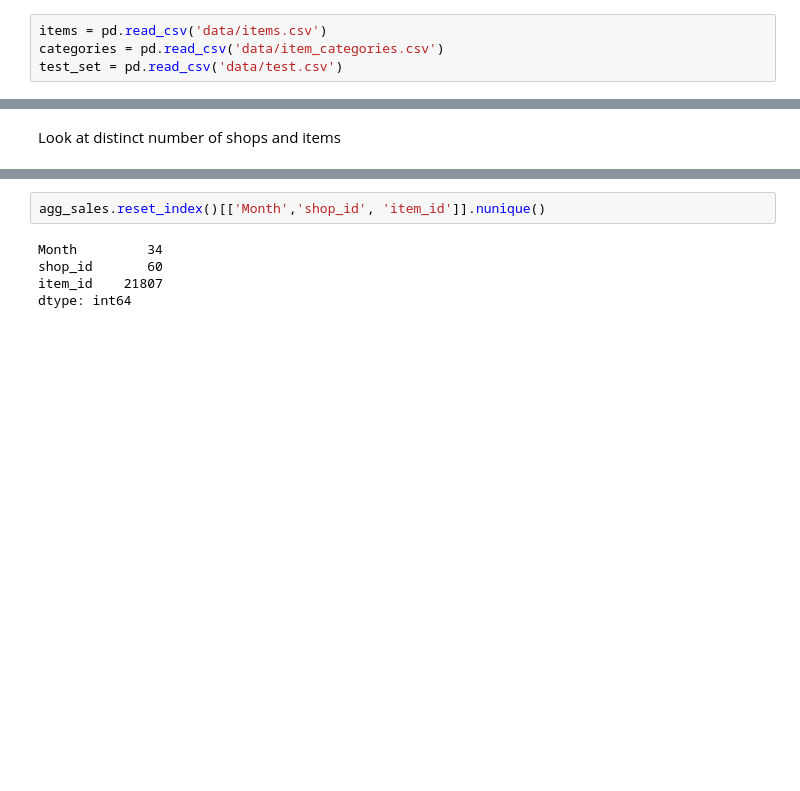
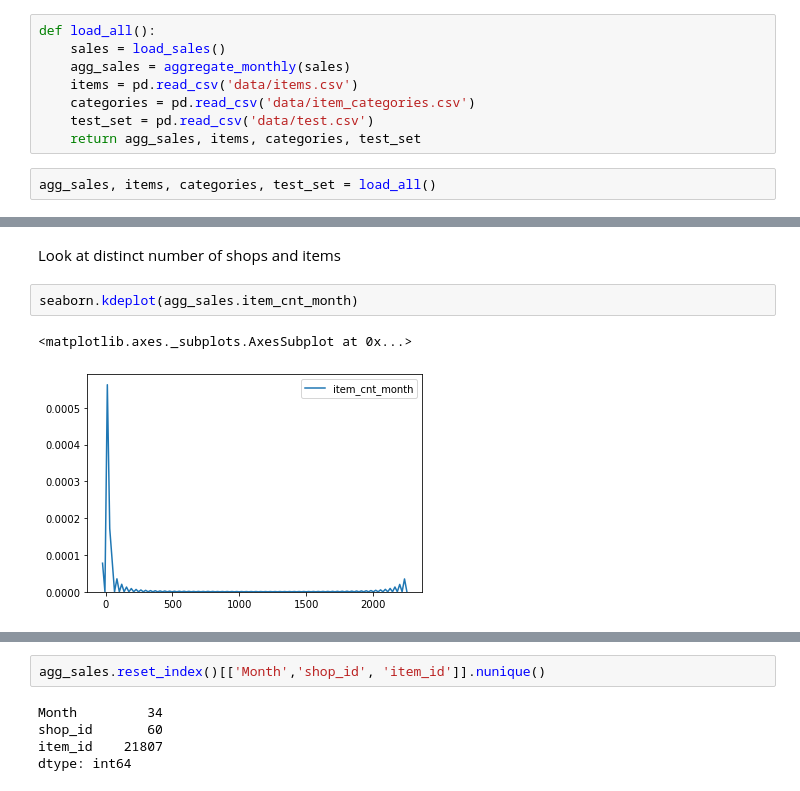
Before and after one commit to lsuazo/HowToWinKaggle, a Jupyter notebook: FinalProject/SuazoFinalProject.ipynb, the cells around one changed output, grey strips where cells are left out. Drawn from its saved outputs; the diff is of its cells as text; blank space fills up the shorter version.

```diff
--- a/FinalProject/SuazoFinalProject.ipynb
+++ b/FinalProject/SuazoFinalProject.ipynb
@@ -33,6 +31,12 @@ agg_sales = aggregate_monthly(sales)
 # %%
-items = pd.read_csv('data/items.csv')
-categories = pd.read_csv('data/item_categories.csv')
-test_set = pd.read_csv('data/test.csv')
+def load_all():
+    sales = load_sales()
+    agg_sales = aggregate_monthly(sales)
+    items = pd.read_csv('data/items.csv')
+    categories = pd.read_csv('data/item_categories.csv')
+    test_set = pd.read_csv('data/test.csv')
+    return agg_sales, items, categories, test_set
+# %%
+agg_sales, items, categories, test_set = load_all()
 # %% [markdown]
 # Exploratory Data Analysis
@@ -39,2 +57,7 @@ test_set = pd.read_csv('data/test.csv')
 # %% [markdown]
 Look at distinct number of shops and items
+# %%
+seaborn.kdeplot(agg_sales.item_cnt_month)
+# %% [output]
+<matplotlib.axes._subplots.AxesSubplot at 0x...>
+[figure, added]
```
Also changed, not shown: parts of 44 cells of this notebook.
